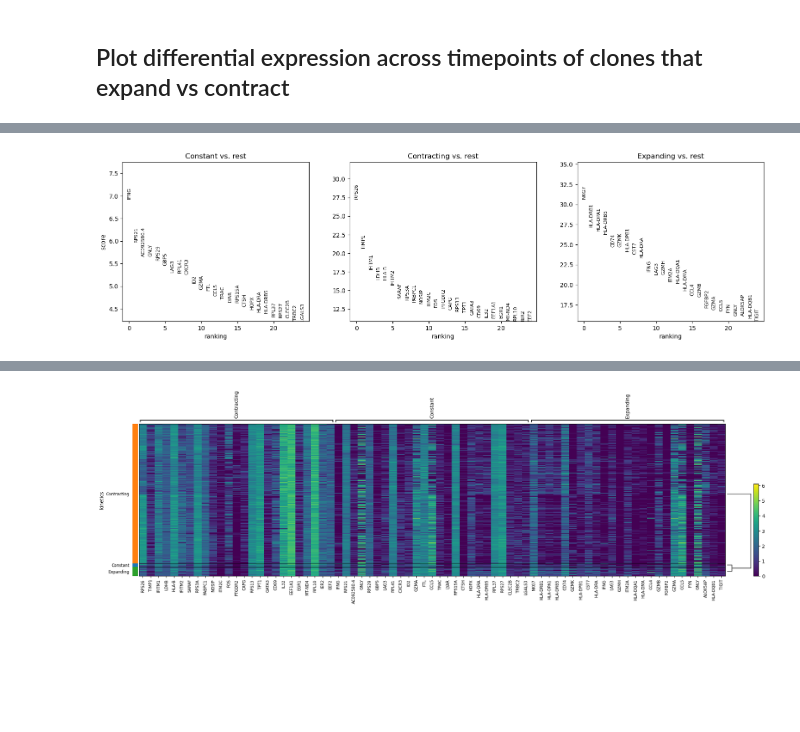
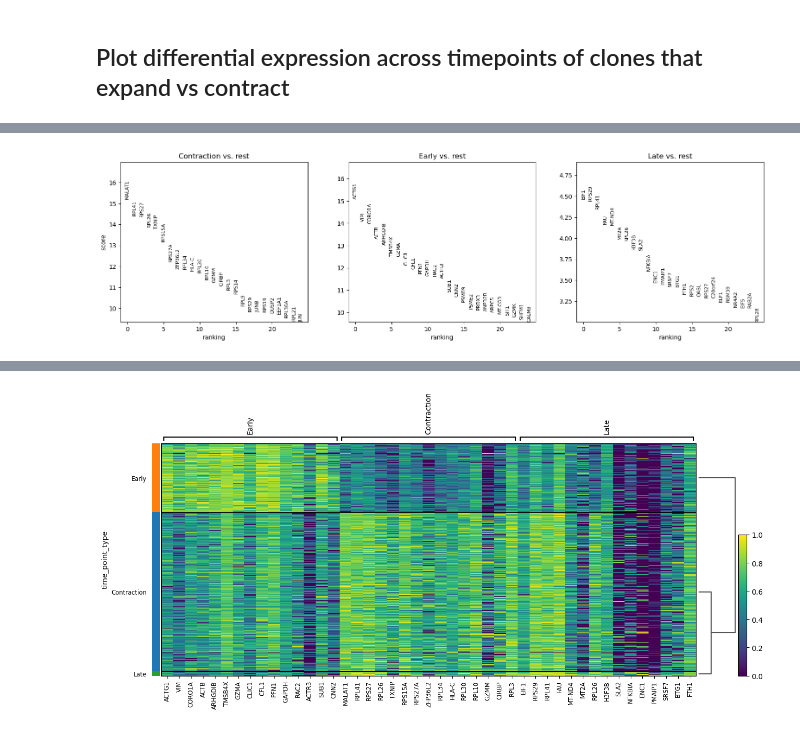
Before and after one commit to ElanaPearl/CAR_T_clonal_kinetics, a Jupyter notebook: expr_analysis_of_clones.ipynb, the cells around one changed output, grey strips where cells are left out. Saved outputs shown, nothing was run; the diff lists cells and outputs as text; code cells hidden in the pictures; blank space fills up the shorter version.

Commit message:
added per patient and per clone deg analysis

```diff
--- a/expr_analysis_of_clones.ipynb
+++ b/expr_analysis_of_clones.ipynb
@@ -20,6 +20,10 @@ expr.obs["has_tcr_data"] = False
 expr.obs.loc[list(barcodes_w_sc_and_tcr), "has_tcr_data"] = True
 # %%
 expr = expr[expr.obs["has_tcr_data"]]
+# %%
+barcode_clones = pd.read_csv("barcode_clonotypes.csv")
+barcode_to_clone_id = barcode_clones.set_index("barcode")["clone_id"].to_dict()
+expr.obs["clone_id"] = [barcode_to_clone_id[barcode] for barcode in expr.obs.index]
 # %% [markdown]
 ## Check whether the expanding early clones are more likely to highly express the 'highly variable' genes
 # %%
@@ -136,6 +203,8 @@ contr_to_late_expr.obs = contr_to_late_expr.obs.assign(kinetics= kin_contr_to_la
 # %%
-sc.tl.rank_genes_groups(ip_to_early_expr, groupby="kinetics", method="wilcoxon", n_genes=1000)
-sc.pl.rank_genes_groups(ip_to_early_expr, n_genes=25, sharey=False)
-sc.pl.rank_genes_groups_heatmap(ip_to_early_expr, n_genes = 25, key="rank_genes_groups", groupby="kinetics", show_gene_labels=True)
+clone_id = "NHL-7-917"
+expr_for_clone = expr[expr.obs.clone_id == clone_id].copy()
+sc.tl.rank_genes_groups(expr_for_clone, groupby="time_point_type", method="wilcoxon", n_genes=1000)
+sc.pl.rank_genes_groups(expr_for_clone, n_genes=25, sharey=False)
+sc.pl.rank_genes_groups_heatmap(expr_for_clone, n_genes = 15, key="rank_genes_groups", groupby="time_point_type", show_gene_labels=True, standard_scale="var")
 # %% [output]
-[figure, old version]
+[figure, new version]
@@ -142 +214 @@ sc.pl.rank_genes_groups_heatmap(ip_to_early_expr, n_genes = 25, key="rank_genes_
-[figure, old version]
+[figure, new version]
```
Also changed, not shown: parts of 14 cells of this notebook.
